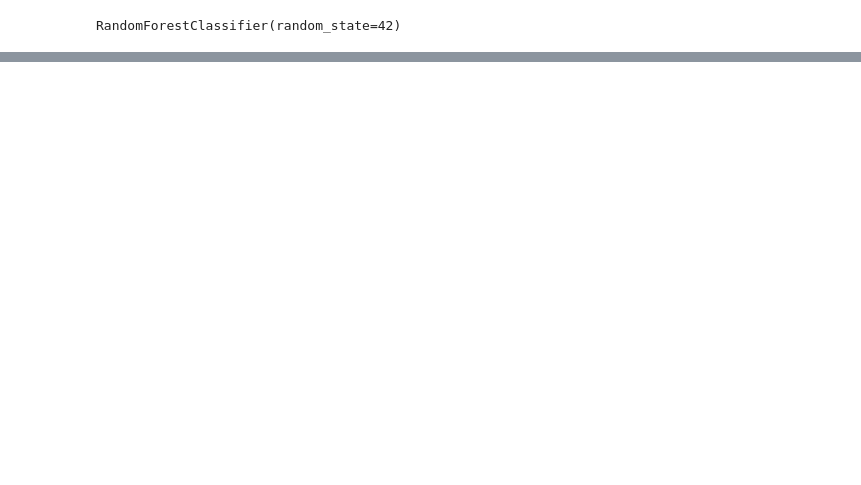
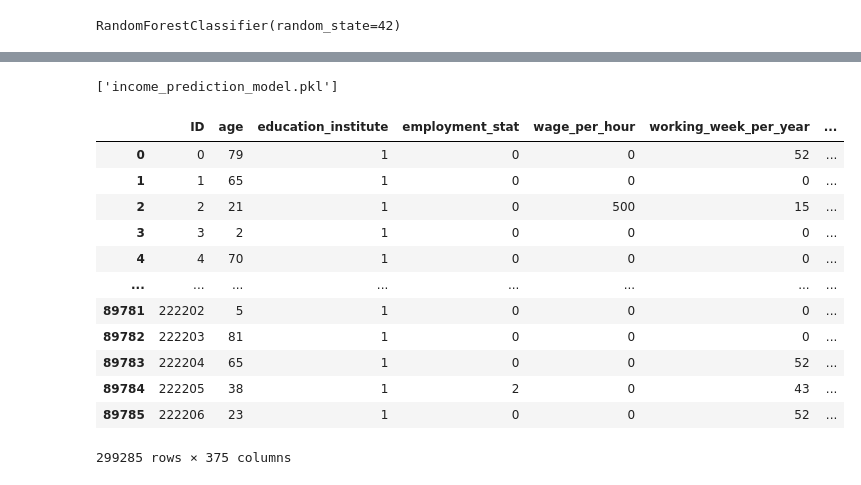
Before and after one commit to simplysowj/Income_pred, a Jupyter notebook: MIP_ML_05_SowjanyaBojja_Income_prd (1).ipynb, the cells around one changed output, grey strips where cells are left out. Drawn from its saved outputs; the diff is of its cells as text; code cells hidden in the pictures; blank space fills up the shorter version.

```diff
--- a/MIP_ML_05_SowjanyaBojja_Income_prd (1).ipynb
+++ b/MIP_ML_05_SowjanyaBojja_Income_prd (1).ipynb
@@ -468,0 +498,25 @@ Passing `palette` without assigning `hue` is deprecated and will be removed in v
+# %%
+import joblib
+
+
+
+# Save the trained model and top 10 features
+joblib.dump((rf_classifier, top_features), 'income_prediction_model.pkl')
+# %% [output]
+['income_prediction_model.pkl']
+# %%
+data_encoded
+# %% [output]
+|  | ID | age | education_institute | employment_stat | wage_per_hour | working_week_per_year | ... |
+| 0 | 0 | 79 | 1 | 0 | 0 | 52 | ... |
+| 1 | 1 | 65 | 1 | 0 | 0 | 0 | ... |
+| 2 | 2 | 21 | 1 | 0 | 500 | 15 | ... |
+| 3 | 3 | 2 | 1 | 0 | 0 | 0 | ... |
+| 4 | 4 | 70 | 1 | 0 | 0 | 0 | ... |
+| ... | ... | ... | ... | ... | ... | ... | ... |
+| 89781 | 222202 | 5 | 1 | 0 | 0 | 0 | ... |
+| 89782 | 222203 | 81 | 1 | 0 | 0 | 0 | ... |
+| 89783 | 222204 | 65 | 1 | 0 | 0 | 52 | ... |
+| 89784 | 222205 | 38 | 1 | 2 | 0 | 43 | ... |
+| 89785 | 222206 | 23 | 1 | 0 | 0 | 52 | ... |
+299285 rows × 375 columns
```
Also changed, not shown: parts of 13 cells of this notebook, 5 other files.
